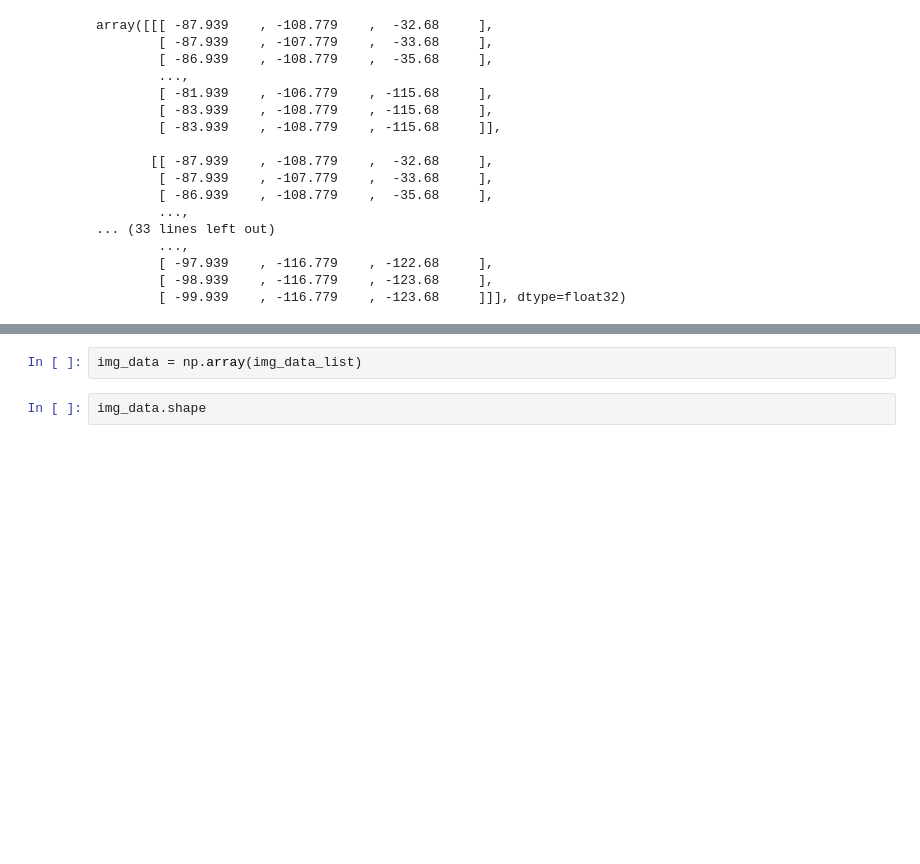
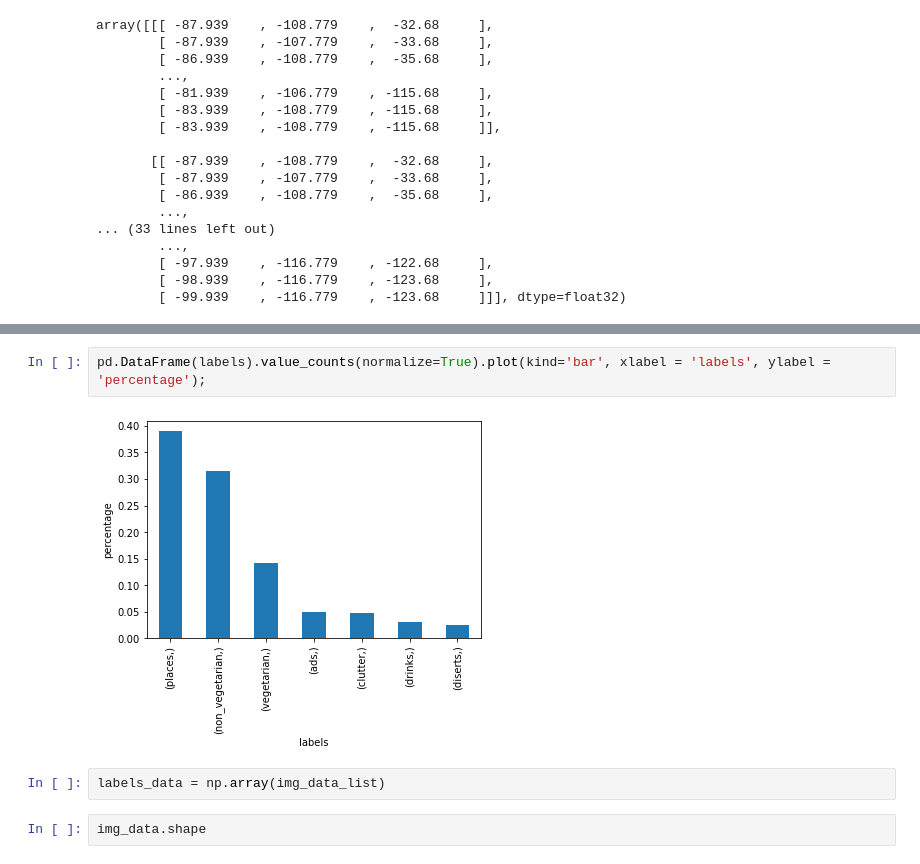
Before and after one commit to EdEldepssi/gplaces_classification, a Jupyter notebook: resnet_model-2.ipynb, the cells around one changed output, grey strips where cells are left out. Saved outputs shown, nothing was run; the diff lists cells and outputs as text; blank space fills up the shorter version.

```diff
--- a/resnet_model-2.ipynb
+++ b/resnet_model-2.ipynb
@@ -153,5 +159,9 @@ array([[[ -87.939    , -108.779    ,  -32.68     ],
+# %%
+pd.DataFrame(labels).value_counts(normalize=True).plot(kind='bar', xlabel = 'labels', ylabel = 'percentage');
+# %% [output]
+[figure, added]
 # %%
-img_data = np.array(img_data_list)
+labels_data = np.array(img_data_list)
 # %%
 img_data.shape
 # %% [output]
```
Also changed, not shown: parts of 56 cells of this notebook, 3 other files.
